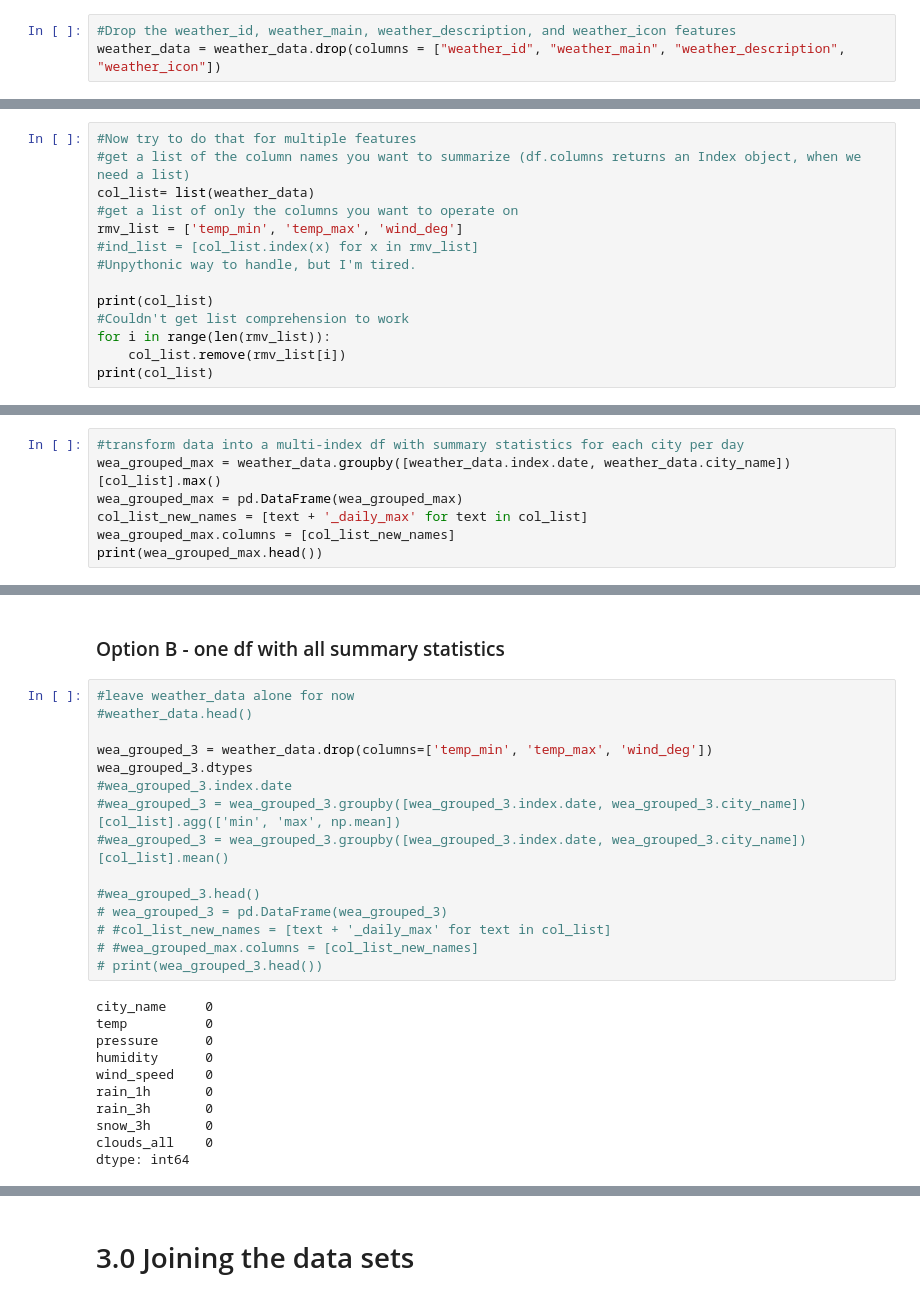
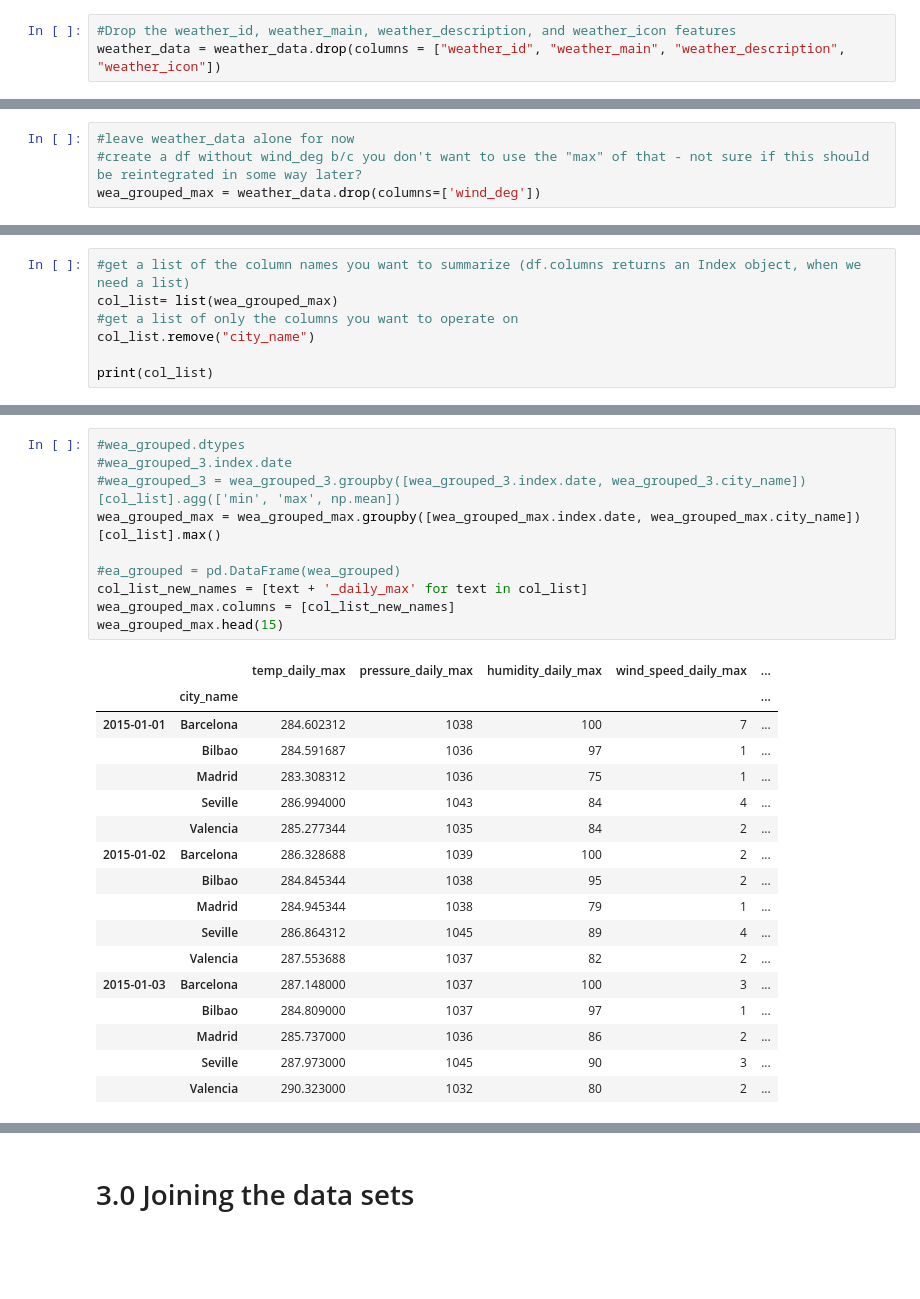
Before and after one commit to klagios/Capstone_02, a Jupyter notebook: Capstone_02_datawrangling.ipynb, the cells around one changed output, grey strips where cells are left out. Drawn from its saved outputs; the diff is of its cells as text; blank space fills up the shorter version.

```diff
--- a/Capstone_02_datawrangling.ipynb
+++ b/Capstone_02_datawrangling.ipynb
@@ -651 +569,5 @@ wea_grouped.columns = ['temp_daily_max']
+# %%
+#leave weather_data alone for now
+#create a df without wind_deg b/c you don't want to use the "max" of that - not sure if this should be reintegrated in some way later?
+wea_grouped_max = weather_data.drop(columns=['wind_deg'])
 # %%
@@ -657,16 +578,9 @@ Index(['city_name', 'temp', 'temp_min', 'temp_max', 'pressure', 'humidity',
       dtype='object')
 # %%
-#Now try to do that for multiple features
 #get a list of the column names you want to summarize (df.columns returns an Index object, when we need a list)
-col_list= list(weather_data)
+col_list= list(wea_grouped_max)
 #get a list of only the columns you want to operate on
-rmv_list = ['temp_min', 'temp_max', 'wind_deg']
-#ind_list = [col_list.index(x) for x in rmv_list]
-#Unpythonic way to handle, but I'm tired.
+col_list.remove("city_name")
 
 print(col_list)
-#Couldn't get list comprehension to work
-for i in range(len(rmv_list)):
-    col_list.remove(rmv_list[i])
-print(col_list)
 # %% [output]
@@ -679,7 +587,0 @@ print(col_list)
-# %%
-#transform data into a multi-index df with summary statistics for each city per day
-wea_grouped_max = weather_data.groupby([weather_data.index.date, weather_data.city_name])[col_list].max()
-wea_grouped_max = pd.DataFrame(wea_grouped_max)
-col_list_new_names = [text + '_daily_max' for text in col_list]
-wea_grouped_max.columns = [col_list_new_names]
-print(wea_grouped_max.head())
@@ -723,28 +588,28 @@ print(wea_grouped_max.head())
-# %% [markdown]
-### Option B - one df with all summary statistics
 # %%
-#leave weather_data alone for now
-#weather_data.head()
-
-wea_grouped_3 = weather_data.drop(columns=['temp_min', 'temp_max', 'wind_deg'])
-wea_grouped_3.dtypes
+#wea_grouped.dtypes
 #wea_grouped_3.index.date
 #wea_grouped_3 = wea_grouped_3.groupby([wea_grouped_3.index.date, wea_grouped_3.city_name])[col_list].agg(['min', 'max', np.mean])
-#wea_grouped_3 = wea_grouped_3.groupby([wea_grouped_3.index.date, wea_grouped_3.city_name])[col_list].mean()
+wea_grouped_max = wea_grouped_max.groupby([wea_grouped_max.index.date, wea_grouped_max.city_name])[col_list].max()
 
-#wea_grouped_3.head()
-# wea_grouped_3 = pd.DataFrame(wea_grouped_3)
-# #col_list_new_names = [text + '_daily_max' for text in col_list]
-# #wea_grouped_max.columns = [col_list_new_names]
-# print(wea_grouped_3.head())
+#ea_grouped = pd.DataFrame(wea_grouped)
+col_list_new_names = [text + '_daily_max' for text in col_list]
+wea_grouped_max.columns = [col_list_new_names]
+wea_grouped_max.head(15)
 # %% [output]
-city_name     0
-temp          0
-pressure      0
-humidity      0
-wind_speed    0
-rain_1h       0
-rain_3h       0
-snow_3h       0
-clouds_all    0
-dtype: int64
+|  |  | temp_daily_max | pressure_daily_max | humidity_daily_max | wind_speed_daily_max | ... |
+|  | city_name |  |  |  |  | ... |
+| 2015-01-01 | Barcelona | 284.602312 | 1038 | 100 | 7 | ... |
+|  | Bilbao | 284.591687 | 1036 | 97 | 1 | ... |
+|  | Madrid | 283.308312 | 1036 | 75 | 1 | ... |
+|  | Seville | 286.994000 | 1043 | 84 | 4 | ... |
+|  | Valencia | 285.277344 | 1035 | 84 | 2 | ... |
+| 2015-01-02 | Barcelona | 286.328688 | 1039 | 100 | 2 | ... |
+|  | Bilbao | 284.845344 | 1038 | 95 | 2 | ... |
+|  | Madrid | 284.945344 | 1038 | 79 | 1 | ... |
+|  | Seville | 286.864312 | 1045 | 89 | 4 | ... |
+|  | Valencia | 287.553688 | 1037 | 82 | 2 | ... |
+| 2015-01-03 | Barcelona | 287.148000 | 1037 | 100 | 3 | ... |
+|  | Bilbao | 284.809000 | 1037 | 97 | 1 | ... |
+|  | Madrid | 285.737000 | 1036 | 86 | 2 | ... |
+|  | Seville | 287.973000 | 1045 | 90 | 3 | ... |
+|  | Valencia | 290.323000 | 1032 | 80 | 2 | ... |
```
Also changed, not shown: parts of 74 cells of this notebook, 1 other file.
